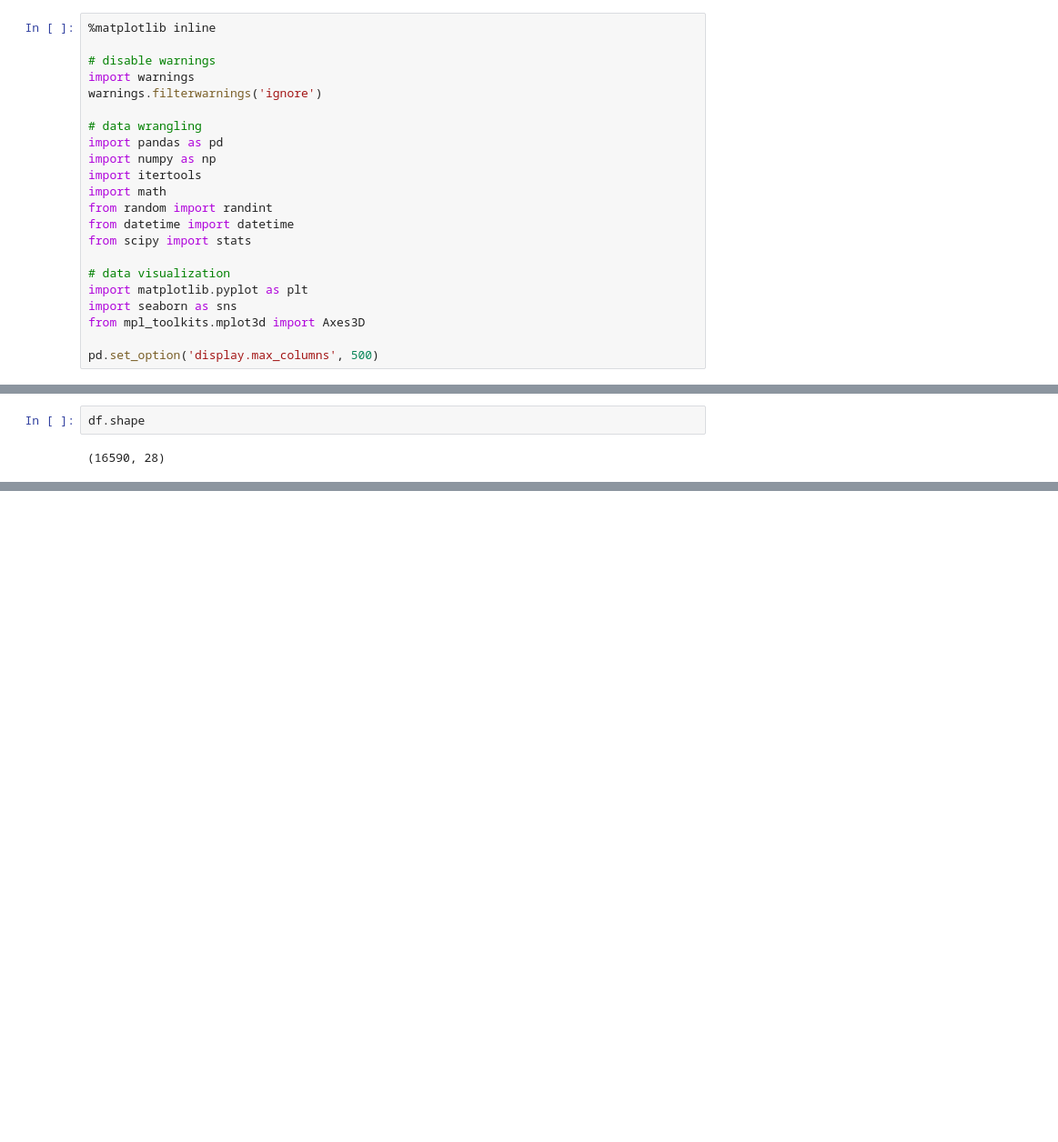
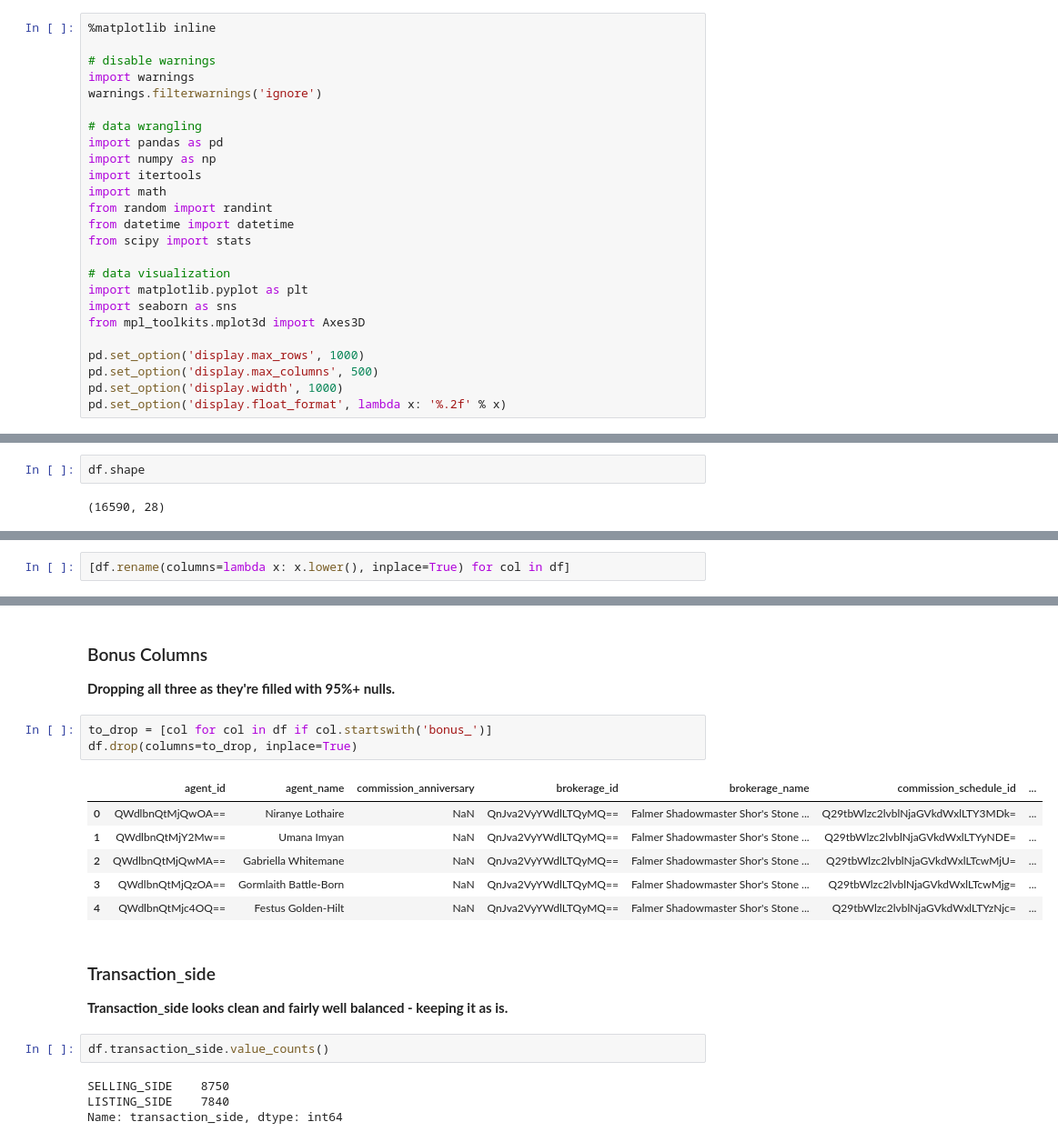
Before and after one commit to brokerage-engine-capstone/broke-model, a Jupyter notebook: ow_brokerage_engine.ipynb, the cells around one changed output, grey strips where cells are left out. Shown: that part at 91% size. Drawn from its saved outputs; the diff is of its cells as text; blank space fills up the shorter version.

Commit message:
my columns cleanedgpom

```diff
--- a/ow_brokerage_engine.ipynb
+++ b/ow_brokerage_engine.ipynb
@@ -22,7 +22,10 @@ import matplotlib.pyplot as plt
 import seaborn as sns
 from mpl_toolkits.mplot3d import Axes3D
 
+pd.set_option('display.max_rows', 1000)
 pd.set_option('display.max_columns', 500)
+pd.set_option('display.width', 1000)
+pd.set_option('display.float_format', lambda x: '%.2f' % x)
 # %%
 df = pd.read_csv('agents_with_transactions.csv')
 # %%
@@ -60,0 +70,2 @@ df.shape
+# %%
+[df.rename(columns=lambda x: x.lower(), inplace=True) for col in df]
@@ -60,0 +115,22 @@ df.shape
+# %% [markdown]
+### Bonus Columns
+**Dropping all three as they're filled with 95%+ nulls.**
+# %%
+to_drop = [col for col in df if col.startswith('bonus_')]
+df.drop(columns=to_drop, inplace=True)
+# %% [output]
+|  | agent_id | agent_name | commission_anniversary | brokerage_id | brokerage_name | commission_schedule_id | ... |
+| 0 | QWdlbnQtMjQwOA== | Niranye Lothaire | NaN | QnJva2VyYWdlLTQyMQ== | Falmer Shadowmaster Shor's Stone ... | Q29tbWlzc2lvblNjaGVkdWxlLTY3MDk= | ... |
+| 1 | QWdlbnQtMjY2Mw== | Umana Imyan | NaN | QnJva2VyYWdlLTQyMQ== | Falmer Shadowmaster Shor's Stone ... | Q29tbWlzc2lvblNjaGVkdWxlLTYyNDE= | ... |
+| 2 | QWdlbnQtMjQwMA== | Gabriella Whitemane | NaN | QnJva2VyYWdlLTQyMQ== | Falmer Shadowmaster Shor's Stone ... | Q29tbWlzc2lvblNjaGVkdWxlLTcwMjU= | ... |
+| 3 | QWdlbnQtMjQzOA== | Gormlaith Battle-Born | NaN | QnJva2VyYWdlLTQyMQ== | Falmer Shadowmaster Shor's Stone ... | Q29tbWlzc2lvblNjaGVkdWxlLTcwMjg= | ... |
+| 4 | QWdlbnQtMjc4OQ== | Festus Golden-Hilt | NaN | QnJva2VyYWdlLTQyMQ== | Falmer Shadowmaster Shor's Stone ... | Q29tbWlzc2lvblNjaGVkdWxlLTYzNjc= | ... |
+# %% [markdown]
+### Transaction_side
+**Transaction_side looks clean and fairly well balanced - keeping it as is.**
+# %%
+df.transaction_side.value_counts()
+# %% [output]
+SELLING_SIDE    8750
+LISTING_SIDE    7840
+Name: transaction_side, dtype: int64
```
Also changed, not shown: parts of 24 cells of this notebook.
